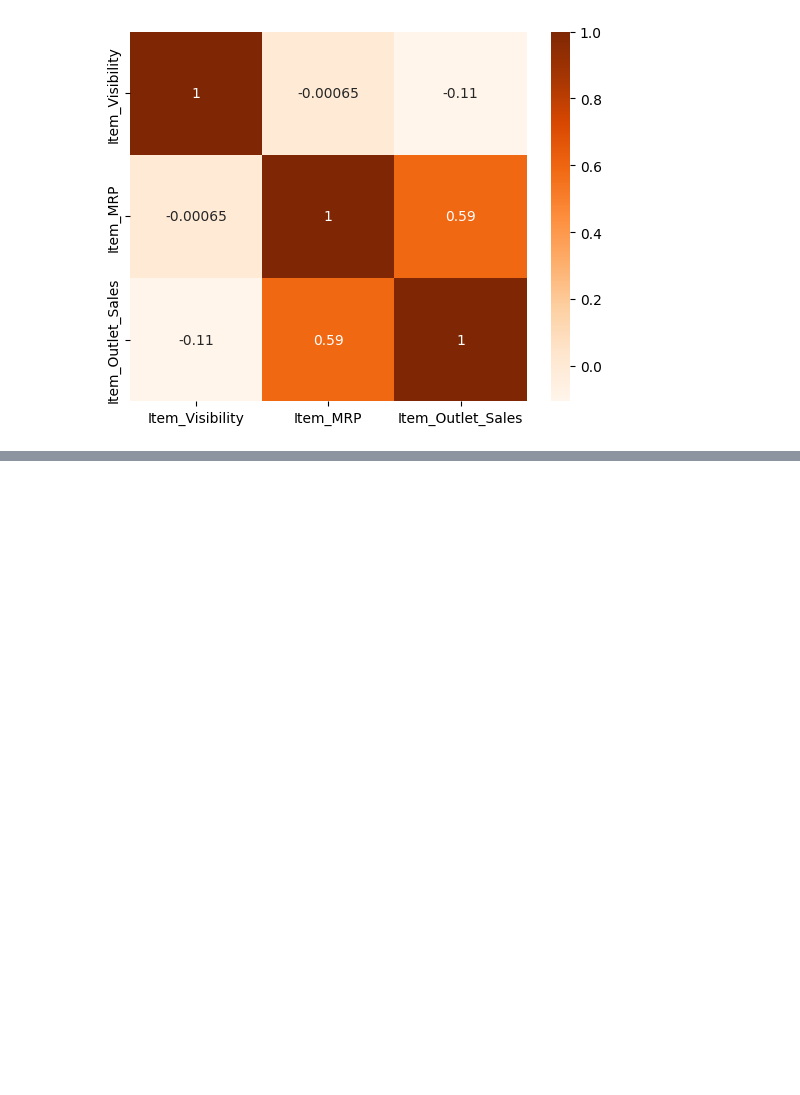
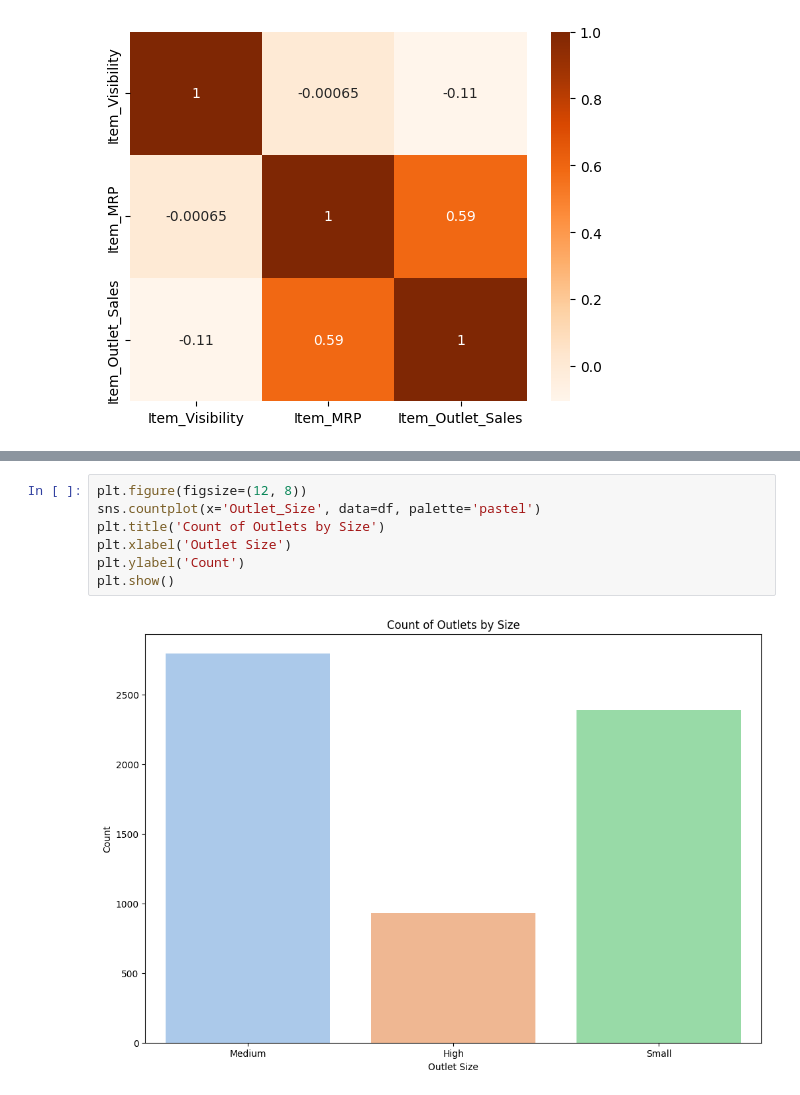
Before and after one commit to helarebah/sales-predictions, a Jupyter notebook: Sales_predictions.ipynb, the cells around one changed output, grey strips where cells are left out. Cells and saved outputs as stored; diff of their text form; blank space fills up the shorter version.

```diff
--- a/Sales_predictions.ipynb
+++ b/Sales_predictions.ipynb
@@ -236,0 +250,9 @@ sns.heatmap(corr, cmap = 'Oranges', annot = True)
+# %%
+plt.figure(figsize=(12, 8))
+sns.countplot(x='Outlet_Size', data=df, palette='pastel')
+plt.title('Count of Outlets by Size')
+plt.xlabel('Outlet Size')
+plt.ylabel('Count')
+plt.show()
+# %% [output]
+[figure, added]
```
Also changed, not shown: parts of 3 cells of this notebook.
